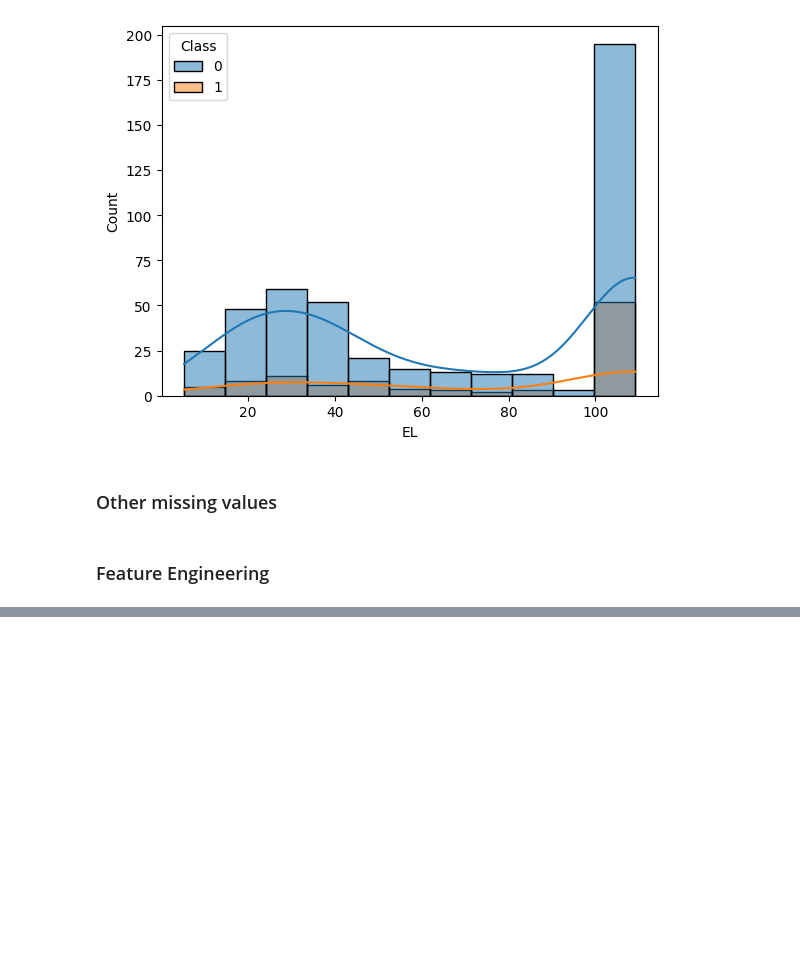
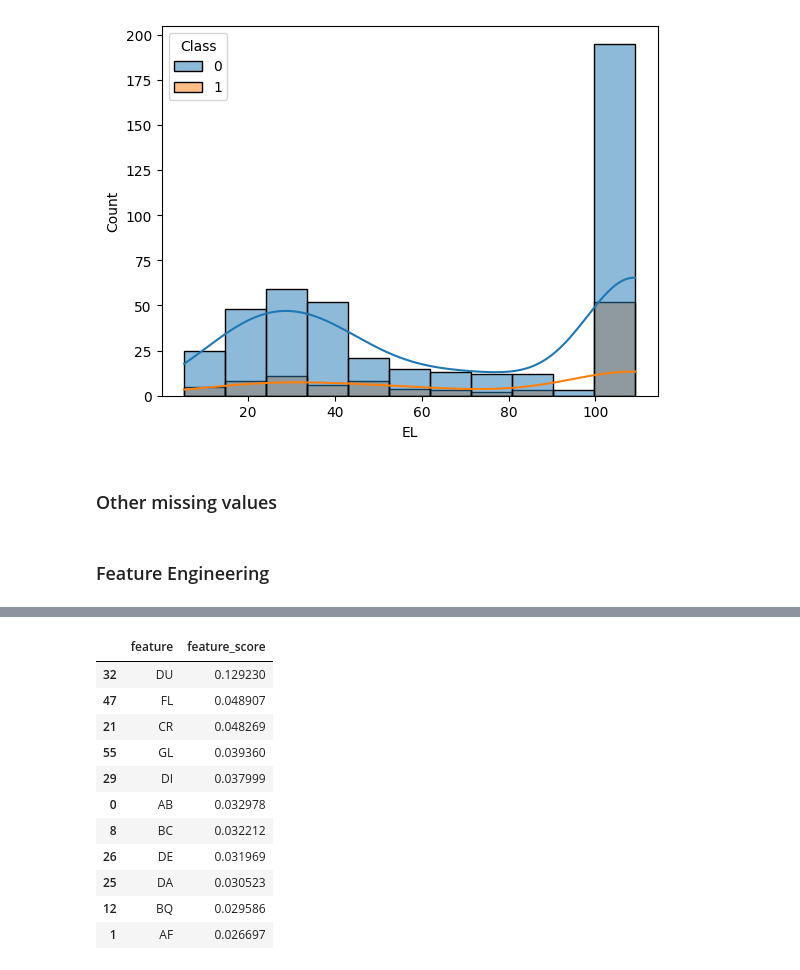
Before and after one commit to rkdey95/ICR_Kaggle, a Jupyter notebook: experimentation.ipynb, the cells around one changed output, grey strips where cells are left out. Cells and saved outputs as stored; diff of their text form; code cells hidden in the pictures; blank space fills up the shorter version.

Commit message:
added feature importance selection by random forest

```diff
--- a/experimentation.ipynb
+++ b/experimentation.ipynb
@@ -158,0 +159,29 @@ for miss_val,ind in zip(data.isna().sum(),data.isna().sum().index):
+# %%
+data_feature_selection_X = data.drop(["Id","Class"],axis = 1)
+data_feature_selection_y = data.Class
+
+LabEncoder = LabelEncoder()
+data_feature_selection_X.EJ = LabEncoder.fit_transform(data_feature_selection_X.EJ)
+
+feature_selection_forest = RandomForestClassifier()
+feature_selection_forest.fit(data_feature_selection_X,data_feature_selection_y)
+forest_feature_importance_score = feature_selection_forest.feature_importances_
+
+forest_feature_importance = pd.DataFrame({"feature": data_feature_selection_X.columns,
+              "feature_score": forest_feature_importance_score,
+              }).sort_values(ascending = False, by="feature_score")
+
+forest_feature_importance.iloc[0:int(0.2*data_feature_selection_X.shape[1])]
+# %% [output]
+|  | feature | feature_score |
+| 32 | DU | 0.129230 |
+| 47 | FL | 0.048907 |
+| 21 | CR | 0.048269 |
+| 55 | GL | 0.039360 |
+| 29 | DI | 0.037999 |
+| 0 | AB | 0.032978 |
+| 8 | BC | 0.032212 |
+| 26 | DE | 0.031969 |
+| 25 | DA | 0.030523 |
+| 12 | BQ | 0.029586 |
+| 1 | AF | 0.026697 |
```
Also changed, not shown: parts of 2 cells of this notebook.
